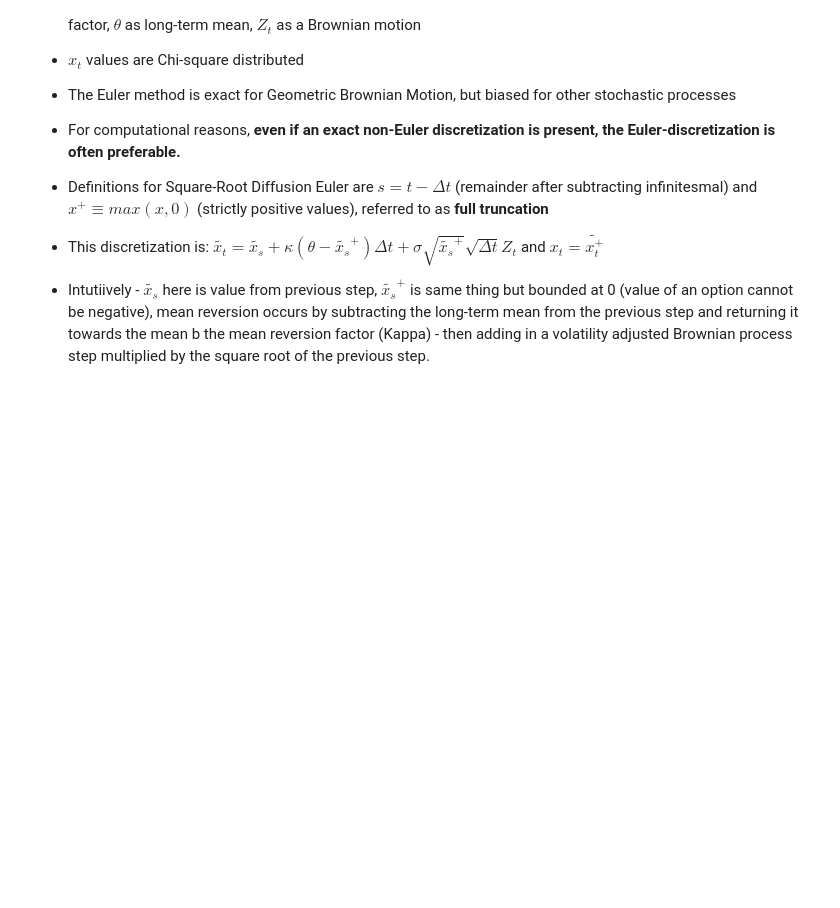
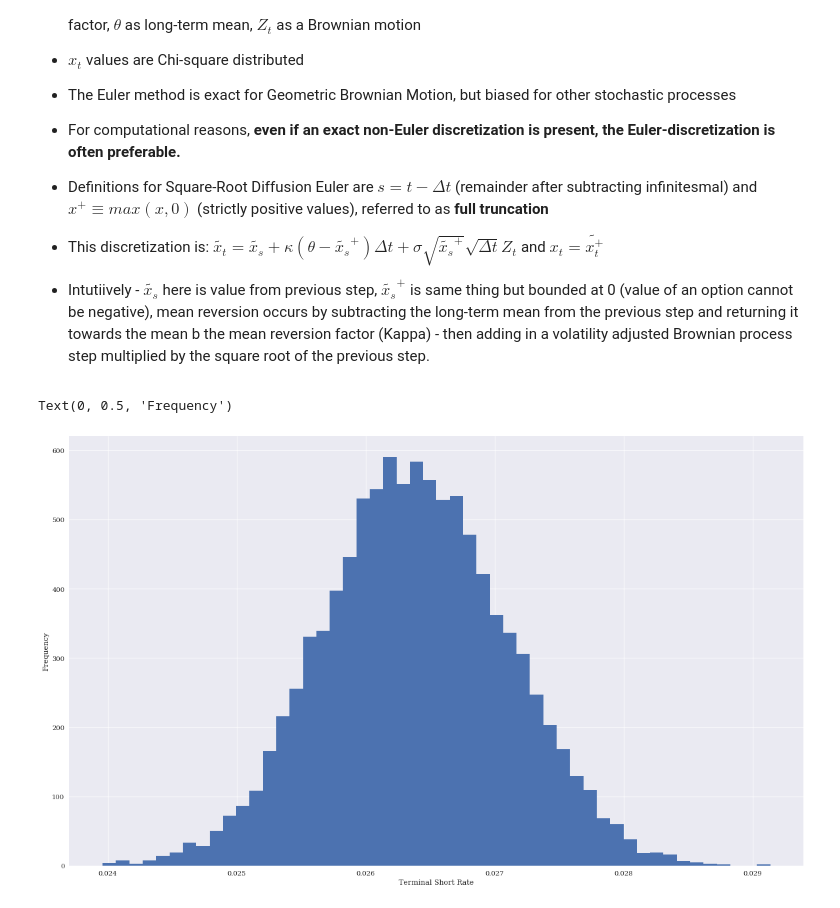
Before and after one commit to thomasmurphycodes/PythonForFinance, a Jupyter notebook: notebooks/Chapter 12 - Stochastics.ipynb, the cells around one changed output. Saved outputs shown, nothing was run; the diff lists cells and outputs as text; code cells hidden in the pictures; blank space fills up the shorter version.

```diff
--- a/notebooks/Chapter 12 - Stochastics.ipynb
+++ b/notebooks/Chapter 12 - Stochastics.ipynb
@@ -174,3 +176,36 @@ Text(0, 0.5, 'security level')
 * This discretization is: ${\tilde{x_{t}} = \tilde{x_{s}} + \kappa(\theta - \tilde{x_{s}}^+) \Delta t + \sigma \sqrt{\tilde{x_{s}}^+} \sqrt{\Delta t} Z_{t}}$ and ${x_{t} = \tilde{x_{t}^+}}$
 
 * Intutiively - ${\tilde{x_{s}}}$ here is value from previous step, ${\tilde{x_{s}}^+}$ is same thing but bounded at 0 (value of an option cannot be negative), mean reversion occurs by subtracting the long-term mean from the previous step and returning it towards the mean b the mean reversion factor (Kappa) - then adding in a volatility adjusted Brownian process step multiplied by the square root of the previous step.
+# %%
+# Square-Root Diffusion Implementation
+T = 1
+x0 = 0.05 # Initial value (here a T-bill rate)
+kappa = 3.0 # Mean Reversion coefficient
+theta = 0.02 # Long-term mean
+sigma = 0.07 # Vol of course
+I = 10000 # Monte trials
+partitions = 50 # for generating PDE mesh
+
+def square_root_diffusion(trials, time, x0, kappa, theta, sigma, partitions):
+    dt = time / partitions
+    xh = np.zeros((partitions+1, I)) # I trials of partioned steps steps
+    x = np.zeros_like(xh)
+    xh[0] = x0
+    x[0] = x0
+    for t in range(1, partitions+1):
+        xh[t] = (xh[t-1] + kappa *
+                 (theta - np.maximum(xh[t-1], 0)) * dt
+                 + sigma * np.sqrt(np.maximum(xh[t-1], 0))
+                 * np.sqrt(dt) * npr.standard_normal(I)) # standard_normal call monte carlos it
+
+    x = np.maximum(xh, 0)
+    return x
+# %%
+x1 = square_root_diffusion(10000, 1, 0.05, 3.0, 0.02, 0.01, 50) # Returns a list of trials realizations of a diffusion
+plt.figure(figsize=(20,12))
+plt.hist(x1[25], bins=50)
+plt.xlabel('Terminal Short Rate')
+plt.ylabel('Frequency')
+# %% [output]
+Text(0, 0.5, 'Frequency')
+[figure, added]
```
Also changed, not shown: parts of 13 cells of this notebook.
